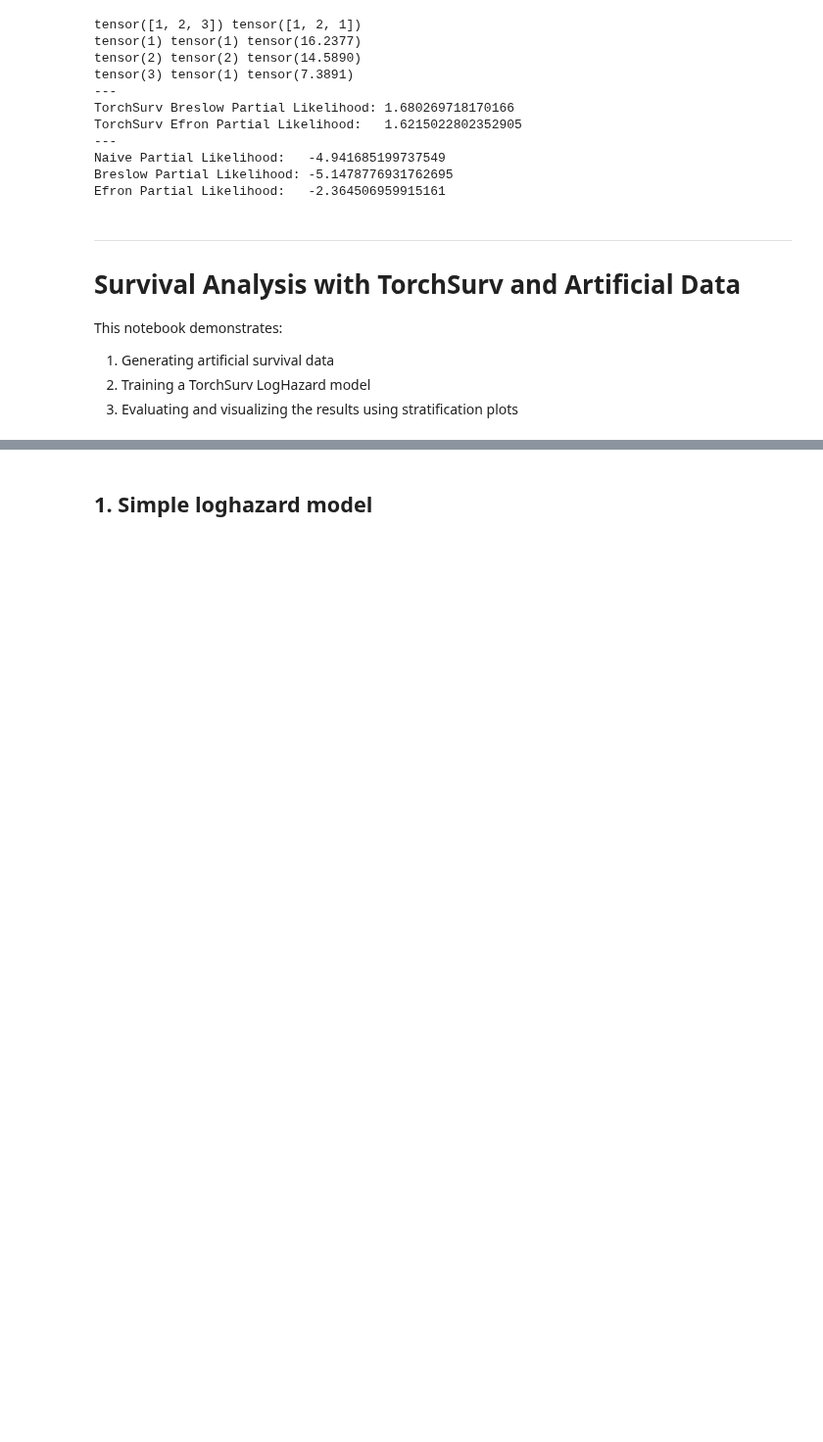
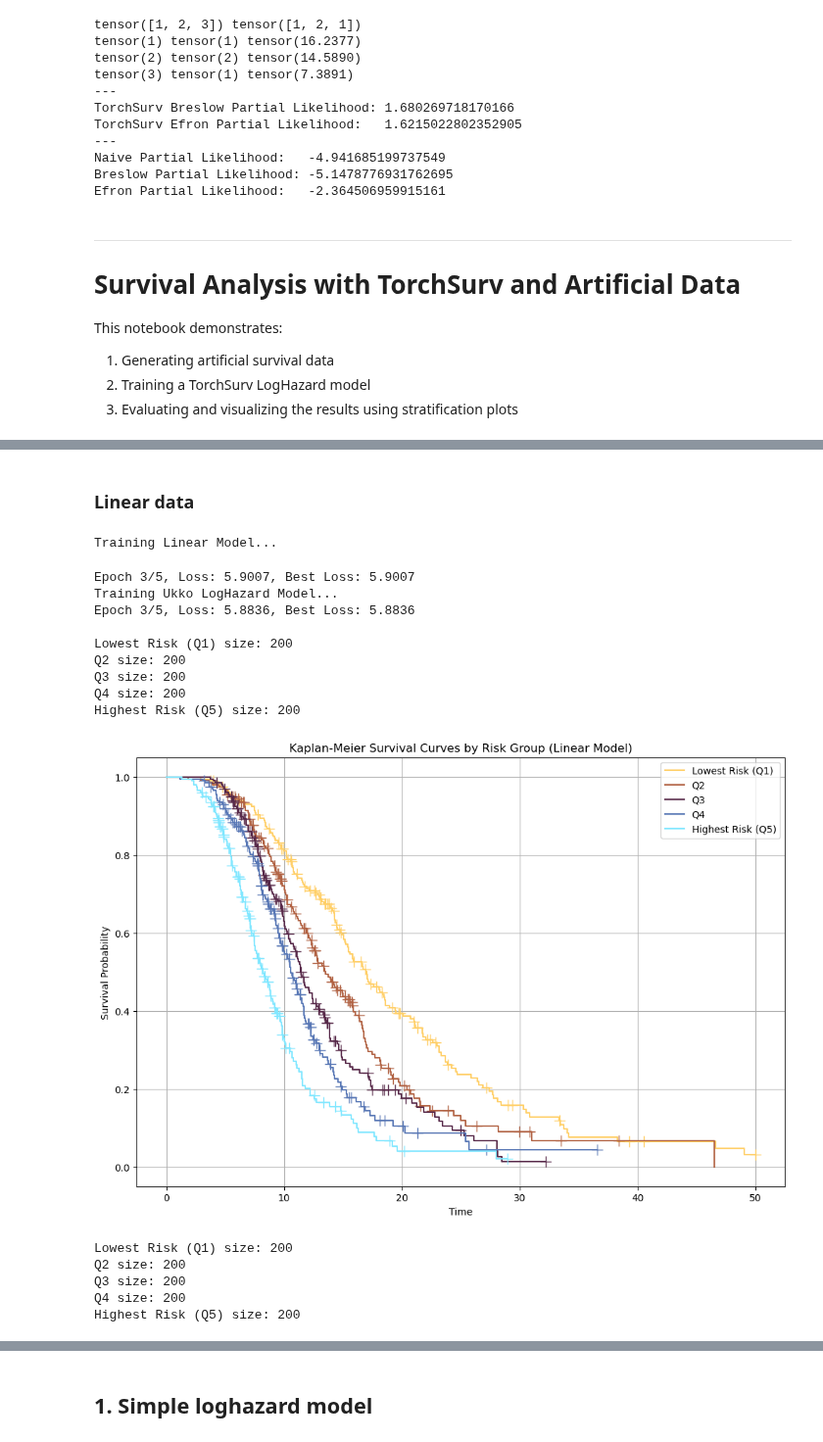
Before and after one commit to eric-fey-hus/ukko, a Jupyter notebook: Survival_test_ukko.ipynb, the cells around one changed output, grey strips where cells are left out. Shown at 98% size. Cells and saved outputs as stored; diff of their text form; code cells hidden in the pictures; blank space fills up the shorter version.

```diff
--- a/Survival_test_ukko.ipynb
+++ b/Survival_test_ukko.ipynb
@@ -211,0 +322,79 @@ Censoring rate: 0.32399999999999995
+# %% [markdown]
+### Linear data
+# %%
+import importlib
+import ukko.core
+#from ukko.core import UkkoLogHazardModel, train_model_simple
+importlib.reload(ukko.core)
+
+# Linear Model:
+model_lin = LogHazardModel(len(feature_cols))
+optimizer_lin = torch.optim.Adam(model_lin.parameters(), lr=0.001)
+reduction = 'mean'
+
+# Ukko LogHazard Model:
+model = UkkoLogHazardModel(len(feature_cols))
+#model = ukko.core.UkkoLogHazardModel(len(feature_cols))
+optimizer = torch.optim.Adam(model.parameters(), lr=0.0002)
+reduction = 'mean'
+
+# Train the linear model
+print("Training Linear Model...")
+#model, history, best_loss = train_model_simple(
+result_lin = train_model_simple(
+    model_lin,
+    train_loader_lin,
+    optimizer_lin,
+    n_epochs=5,
+    device='gpu',
+    reduction=reduction
+)
+
+print("Training Ukko LogHazard Model...")
+# Train the linear model
+result_ukko = train_model_simple(
+    model,
+    train_loader_lin,
+    optimizer,
+    n_epochs=5,
+    device='gpu',
+    reduction=reduction
+)
+print(" ")
+
+# Linear Model performance evaluation:
+# Generate risk scores using the trained model
+model_lin.eval()
+with torch.no_grad():
+    risk_scores_lin = model_lin(X).numpy().flatten()
+# Create stratification plot
+cutoffs_lin = stratify_and_plot(survival_data_lin, risk_scores_lin, n_groups=5,
+                            model_name='Linear Model')
+
+# Ukko Model performance evaluation:
+# Generate risk scores using the trained model
+model.eval()
+with torch.no_grad():
+    risk_scores, feat_weights, time_weights = model(X)
+    risk_scores = risk_scores.numpy()
+
+# Create stratification plot
+cutoffs = stratify_and_plot(survival_data_lin, risk_scores, n_groups=5,
+                            model_name='Ukko LogHazard Model')
+# %% [output]
+Training Linear Model...
+Epoch 3/5, Loss: 5.9007, Best Loss: 5.9007
+Training Ukko LogHazard Model...
+Epoch 3/5, Loss: 5.8836, Best Loss: 5.8836
+
+Lowest Risk (Q1) size: 200
+Q2 size: 200
+Q3 size: 200
+Q4 size: 200
+Highest Risk (Q5) size: 200
+[figure, added]
+Lowest Risk (Q1) size: 200
+Q2 size: 200
+Q3 size: 200
+Q4 size: 200
+Highest Risk (Q5) size: 200
```
Also changed, not shown: parts of 17 cells of this notebook, 2 other files.
